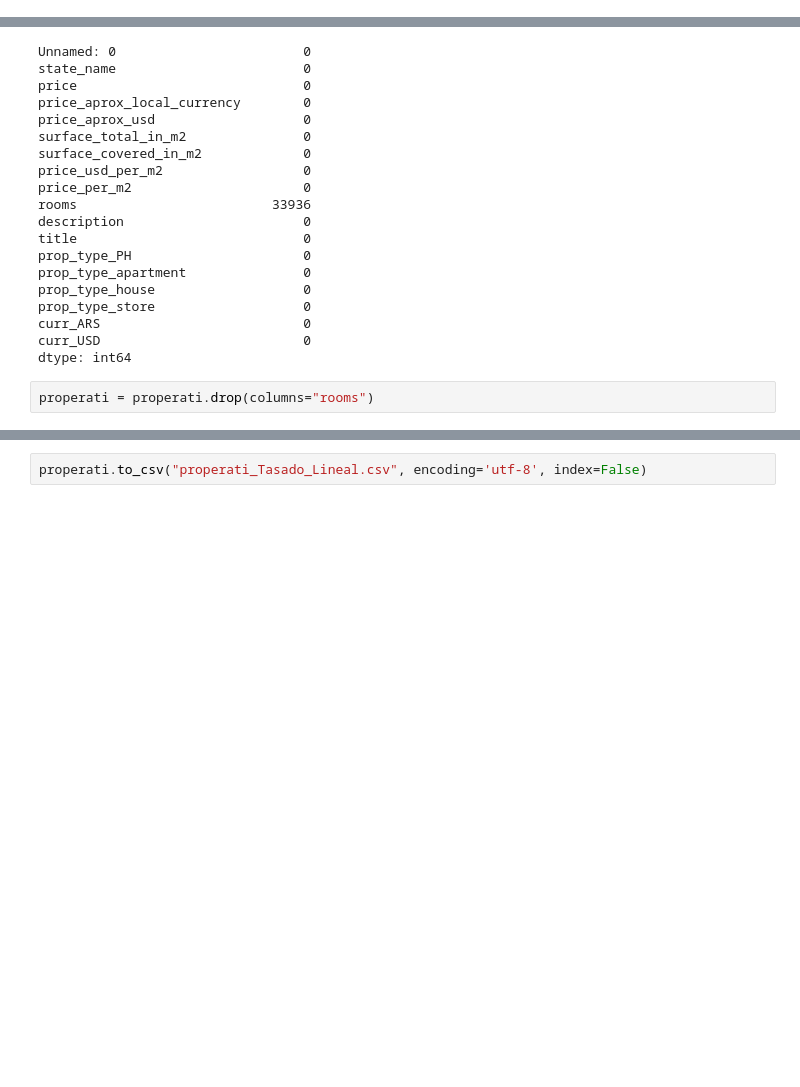
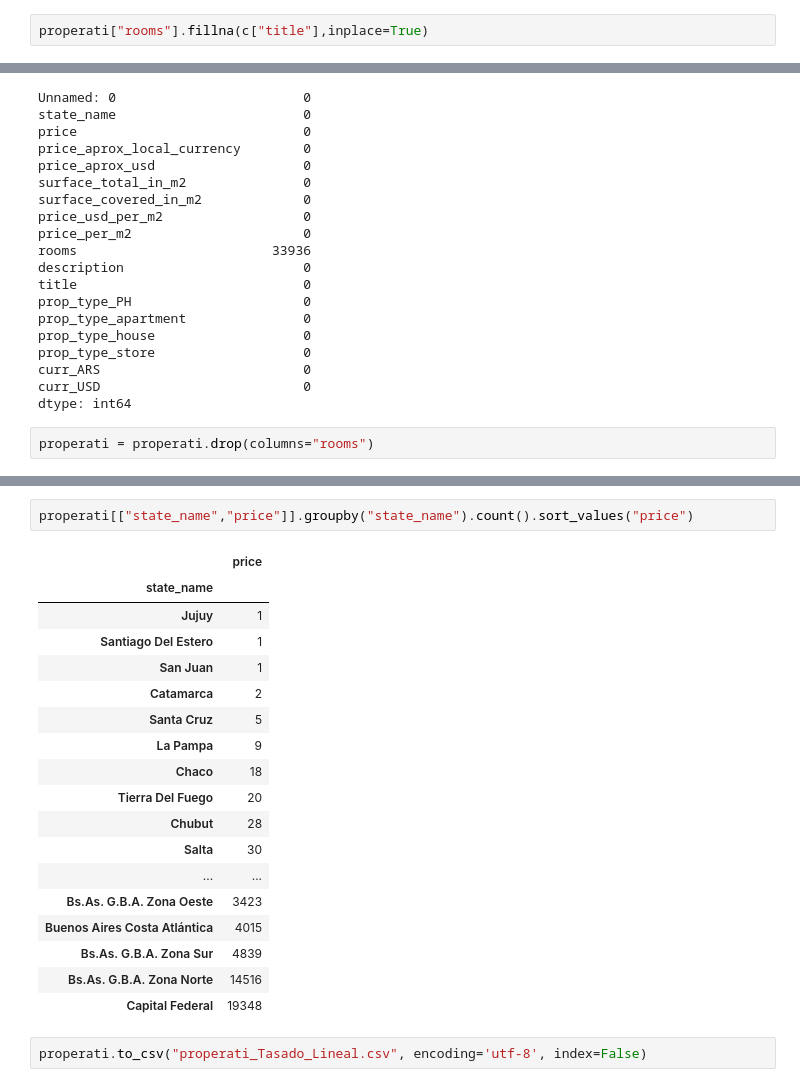
Before and after one commit to Villamaru/stunning-octo-waffle, a Jupyter notebook: 2-Modificacion_de_datos.ipynb, the cells around one changed output, grey strips where cells are left out. Cells and saved outputs as stored; diff of their text form; blank space fills up the shorter version.

```diff
--- a/2-Modificacion_de_datos.ipynb
+++ b/2-Modificacion_de_datos.ipynb
@@ -110,6 +111,8 @@ c.dropna().shape
 #d.dropna().shape
 # %% [output]
 (10050, 1)
+# %%
+properati["rooms"].fillna(c["title"],inplace=True)
 # %%
 properati.isnull().sum()
 # %% [output]
@@ -137,2 +145,23 @@ properati = properati.drop(columns="rooms")
+# %%
+properati[["state_name","price"]].groupby("state_name").count().sort_values("price")
+# %% [output]
+|  | price |
+| state_name |  |
+| Jujuy | 1 |
+| Santiago Del Estero | 1 |
+| San Juan | 1 |
+| Catamarca | 2 |
+| Santa Cruz | 5 |
+| La Pampa | 9 |
+| Chaco | 18 |
+| Tierra Del Fuego | 20 |
+| Chubut | 28 |
+| Salta | 30 |
+| ... | ... |
+| Bs.As. G.B.A. Zona Oeste | 3423 |
+| Buenos Aires Costa Atlántica | 4015 |
+| Bs.As. G.B.A. Zona Sur | 4839 |
+| Bs.As. G.B.A. Zona Norte | 14516 |
+| Capital Federal | 19348 |
 # %%
 properati.to_csv("properati_Tasado_Lineal.csv", encoding='utf-8', index=False)
```
Also changed, not shown: parts of 3 cells of this notebook, 1 other file.
